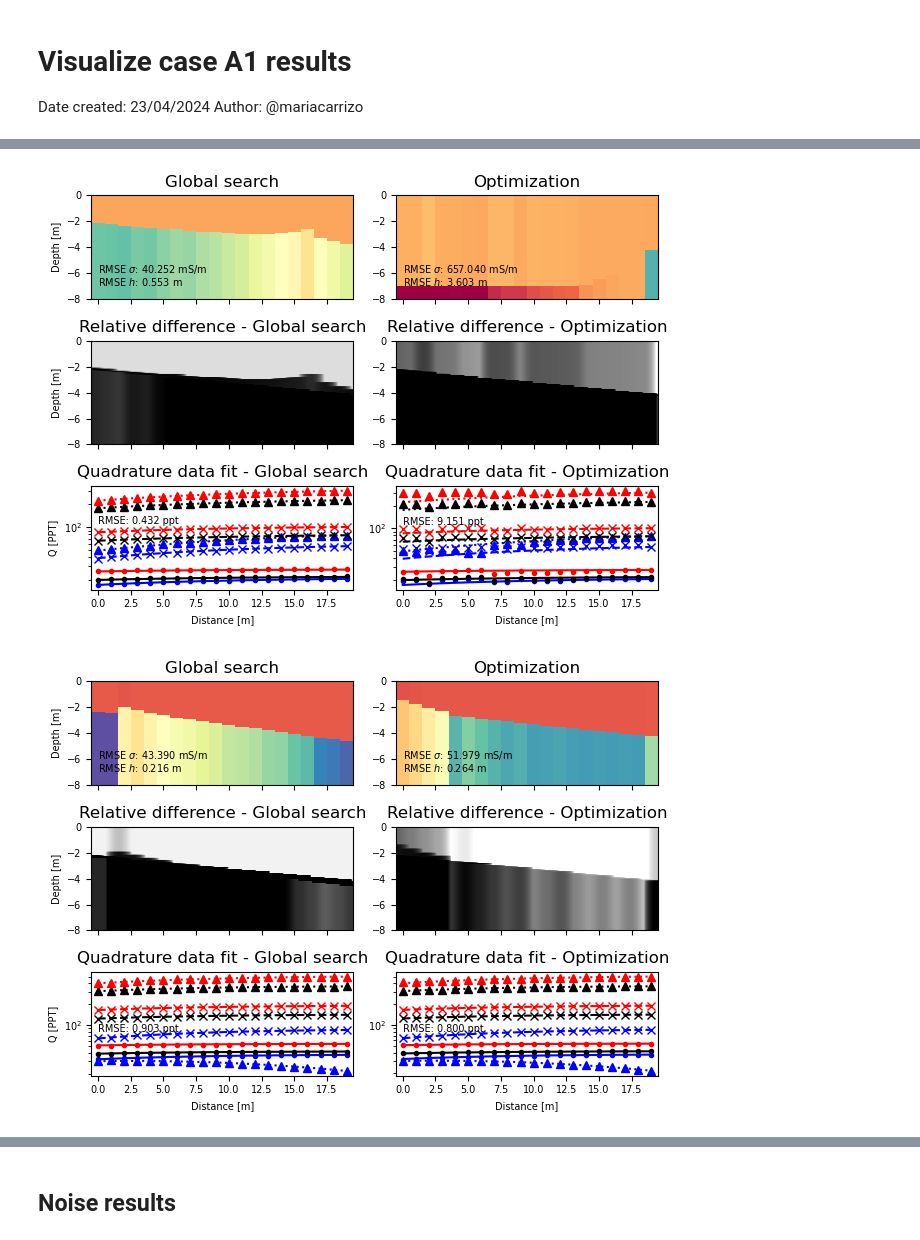
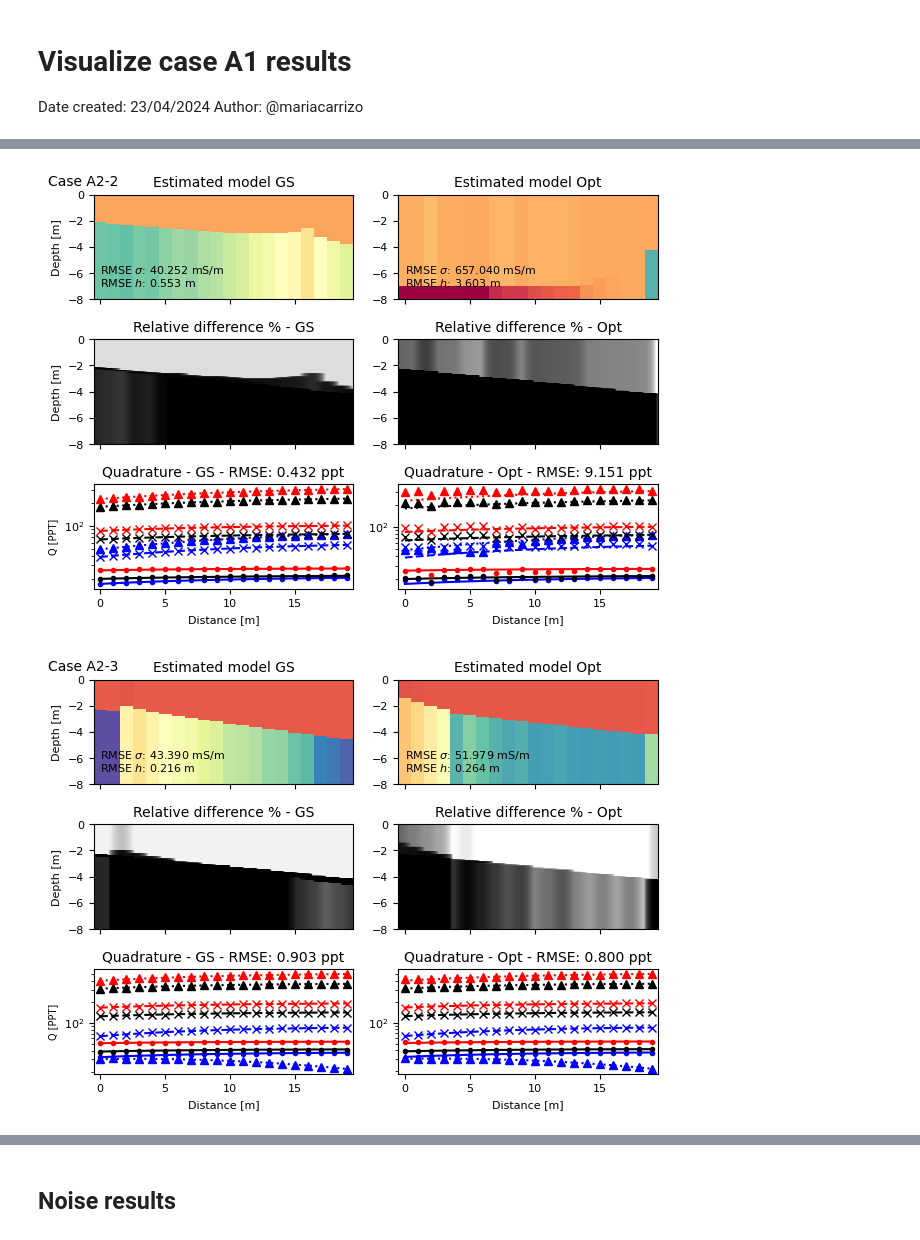
Before and after one commit to mariacarrizo/MC_RB_EM_1D, a Jupyter notebook: Synth-2Layers/A2/PlotResults.ipynb, the cells around one changed output, grey strips where cells are left out. Drawn from its saved outputs; the diff is of its cells as text; code cells hidden in the pictures.

```diff
--- a/Synth-2Layers/A2/PlotResults.ipynb
+++ b/Synth-2Layers/A2/PlotResults.ipynb
@@ -325,5 +346,5 @@ Plot_Models(model_true_A2_4, model_GS_A2_4, model_Opt_A2_4, data_true_A2_4, data
 # %%
-def Plot_Models_compare(model_true, model_GS, model_Opt, data_true, data_GS, data_Opt, data_type = '', pos = 4, ):
+def Plot_Models_compare(model_true, model_GS, model_Opt, data_true, data_GS, data_Opt, data_type = '', pos = 4, case='' ):
 
     inputs1 = {
         'colorBar':False,
@@ -344,14 +365,17 @@ def Plot_Models_compare(model_true, model_GS, model_Opt, data_true, data_GS, dat
         'zMax':8,
         'cMap':'Spectral_r',
     }
-    fs=7
+    fs=8
+    fs2=10
     fig, ax = plt.subplots(3,2,  sharex=True,)
 
-    showStitchedModels(model_GS, ax = ax[0,0], title='Global search', **inputs2)
+    showStitchedModels(model_GS, ax = ax[0,0], **inputs2)
     ax[0,0].set_ylabel('Depth [m]', fontsize=fs)
     ax[0,0].text(0,-6, 'RMSE $\sigma$: %2.3f' % root_mean_squared_error(model_true[:,1:], model_GS[:,1:]) + ' mS/m', fontsize=fs)
     ax[0,0].text(0,-7, 'RMSE $h$: %2.3f' % root_mean_squared_error(model_true[:,0], model_GS[:,0]) + ' m', fontsize=fs)
     ax[0,0].tick_params(labelsize=fs)
+    ax[0,0].set_title('Estimated model GS', fontsize=fs2)
+    ax[0,0].text(-4,0.7, 'Case ' + case)
 
     model_true_grid = grid(model_true)
     model_GS_grid = grid(model_GS)
@@ -362,30 +386,33 @@ def Plot_Models_compare(model_true, model_GS, model_Opt, data_true, data_GS, dat
 
     ax[1,0].imshow(diff_GS.T, extent=[-1,20, -8,0], norm=colors.LogNorm(vmin=1, vmax=100), cmap = 'binary', aspect='auto')
     ax[1,0].set_ylabel('Depth [m]', fontsize=fs)
-    ax[1,0].set_title('Relative difference - Global search')
+    ax[1,0].set_title('Relative difference % - GS', fontsize=fs2)
     ax[1,0].tick_params(labelsize=fs)
 
     dc = ax[1,1].imshow(diff_Opt.T, extent=[-1,20, -8,0], norm=colors.LogNorm(vmin=0.1, vmax=100), cmap = 'binary', aspect='auto')
-    ax[1,1].set_title('Relative difference - Optimization')
+    ax[1,1].set_title('Relative difference % - Opt', fontsize=fs2)
     ax[1,1].tick_params(labelsize=fs)
    # cb = fig.colorbar(dc, ax=ax[1,1], location='right', )#pad=1e-9)
    # cb.set_label('Rel. Difference %', fontsize=fs)
    # cb.ax.tick_params(labelsize=fs)
 
-    plot_Data(data_true, data_GS, ax=ax[2,0], ylab=True,)
-    ax[2,0].set_title(data_type + ' data fit - Global search')
-    ax[2,0].text(0,pos, 'RMSE: %2.3f' % root_mean_squared_error(data_true, data_GS) + ' ppt', fontsize=fs)
+    if data_type == 'Quadrature':
+        yl = 'Q'
+    else:
+        yl = 'IP'
+    plot_Data(data_true, data_GS, ax=ax[2,0], ylab=True, ylabel=yl)
+    ax[2,0].set_title(data_type + ' - GS - RMSE: %2.3f' % root_mean_squared_error(data_true, data_GS) + ' ppt', fontsize=fs2)
     ax[2,0].set_xlabel('Distance [m]', fontsize=fs)
     ax[2,0].tick_params(labelsize=fs)
 
-    showStitchedModels(model_Opt, ax = ax[0,1], title='Optimization', **inputs1)
+    showStitchedModels(model_Opt, ax = ax[0,1], **inputs1)
     ax[0,1].text(0,-6, 'RMSE $\sigma$: %2.3f' % root_mean_squared_error(model_true[:,1:], model_Opt[:,1:]) + ' mS/m', fontsize=fs)
     ax[0,1].text(0,-7, 'RMSE $h$: %2.3f' % root_mean_squared_error(model_true[:,0], model_Opt[:,0]) + ' m', fontsize=fs)
     ax[0,1].tick_params(labelsize=fs)
+    ax[0,1].set_title('Estimated model Opt', fontsize=fs2)
 
     plot_Data(data_true, data_Opt, ax=ax[2,1],)
-    ax[2,1].set_title(data_type +' data fit - Optimization')
-    ax[2,1].text(0,pos, 'RMSE: %2.3f' % root_mean_squared_error(data_true, data_Opt) + ' ppt', fontsize=fs)
+    ax[2,1].set_title(data_type +' - Opt - RMSE: %2.3f' % root_mean_squared_error(data_true, data_Opt) + ' ppt', fontsize=fs2)
     ax[2,1].set_xlabel('Distance [m]', fontsize=fs)
     ax[2,1].tick_params(labelsize=fs)
 
@@ -398,14 +426,14 @@ Plot_Models_compare(model_true_A2_1, model_GS_Q_A2_1, model_Opt_Q_A2_1, data_tru
 # %%
-Plot_Models_compare(model_true_A2_2, model_GS_Q_A2_2, model_Opt_Q_A2_2, data_true_A2_2[:,:9], data_GS_Q_A2_2, data_Opt_Q_A2_2, data_type='Quadrature',
-                   pos = 110)
-#plt.savefig('figures/F2_Q.png', bbox_inches='tight')
+Plot_Models_compare(model_true_A2_2, model_GS_Q_A2_2, model_Opt_Q_A2_2, data_true_A2_2[:,:9], data_GS_Q_A2_2, data_Opt_Q_A2_2,
+                    data_type='Quadrature', pos = 110, case='A2-2')
+plt.savefig('figures/F2_Q.png', bbox_inches='tight')
 # %% [output]
-[figure, old version]
+[figure, new version]
 # %%
 Plot_Models_compare(model_true_A2_3, model_GS_Q_A2_3, model_Opt_Q_A2_3, data_true_A2_3[:,:9], data_GS_Q_A2_3, data_Opt_Q_A2_3, data_type='Quadrature',
-                   pos = 80)
-#plt.savefig('figures/F3_Q.png', bbox_inches='tight')
+                   pos = 80, case='A2-3')
+plt.savefig('figures/F3_Q.png', bbox_inches='tight')
 # %% [output]
-[figure, old version]
+[figure, new version]
 # %%
 Plot_Models_compare(model_true_A2_4, model_GS_Q_A2_4, model_Opt_Q_A2_4, data_true_A2_4[:,:9], data_GS_Q_A2_4, data_Opt_Q_A2_4, data_type='Quadrature',
```
Also changed, not shown: parts of 17 cells of this notebook, 3 other files.
